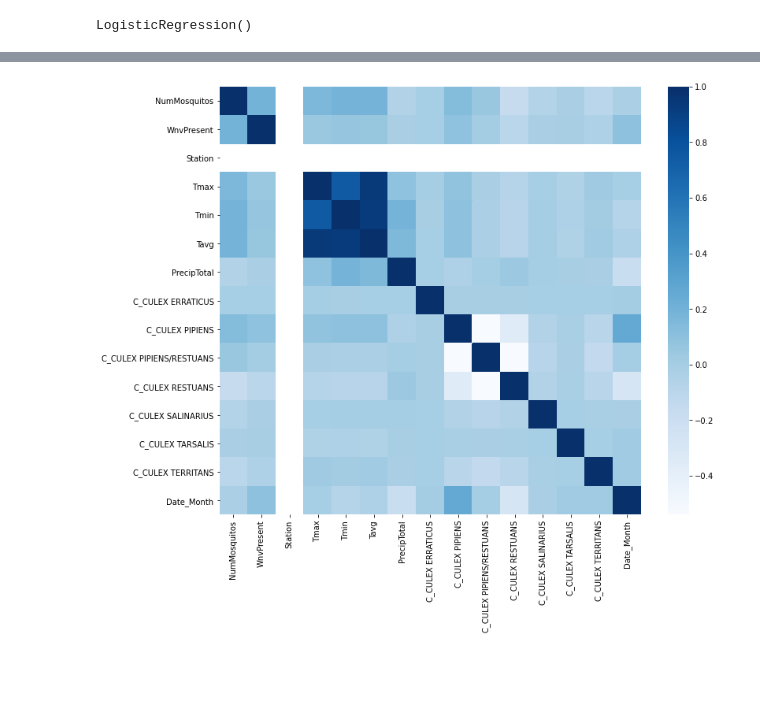
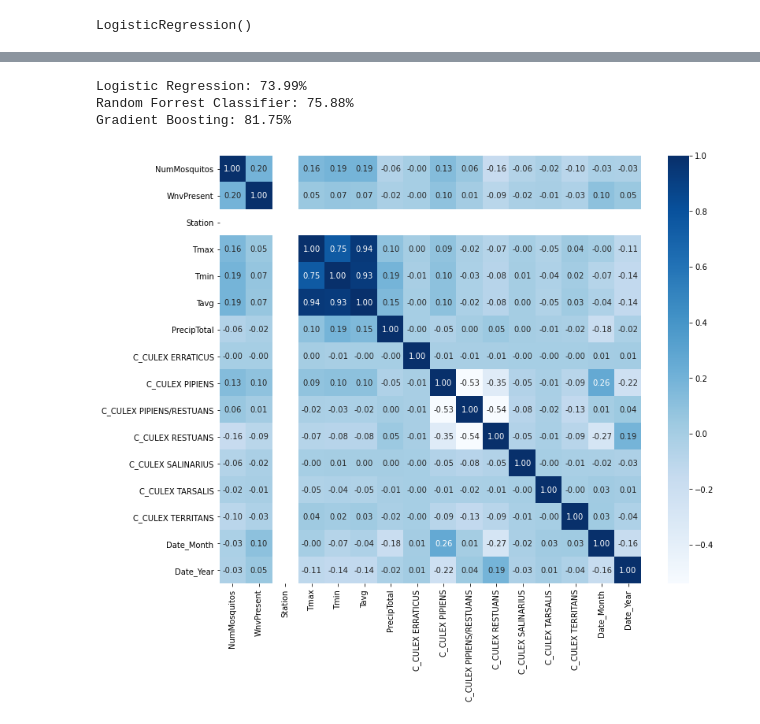
Before and after one commit to tsimon503/WestNileVirus, a Jupyter notebook: Captsone 1.ipynb, the cells around one changed output, grey strips where cells are left out. Cells and saved outputs as stored; diff of their text form; code cells hidden in the pictures; blank space fills up the shorter version.

```diff
--- a/Captsone 1.ipynb
+++ b/Captsone 1.ipynb
@@ -416,3 +432,6 @@ df_final['Date_Month'].value_counts()
 10     276
 5       84
 Name: Date_Month, dtype: int64
+# %%
+df_final['Date_Year']=df_final['Date'].apply(lambda x : x.year)
+df_final['Date_Year'].value_counts()
@@ -607,10 +866,21 @@ Gradient Boosting: 75.54%
+# %%
+#AUC Score for the different test
+
+from sklearn.metrics import roc_auc_score
+print("Logistic Regression: %.2f%%" % (roc_auc_score(y_test, predictions_logreg) * 100.0))
+print("Random Forrest Classifier: %.2f%%" % (roc_auc_score(y_test, predictions_rfc) * 100.0))
+print("Gradient Boosting: %.2f%%" % (roc_auc_score(y_test, predictions_gb) * 100.0))
+# %% [output]
+Logistic Regression: 73.99%
+Random Forrest Classifier: 75.88%
+Gradient Boosting: 81.75%
 # %%
 #Correlation plot of the Original Data
 plt.figure(figsize=(12,10))
-sns.heatmap(df_final.corr(),cmap ='Blues')
+sns.heatmap(df_final.corr(),annot=True,fmt=".2f",cmap ='Blues')
 plt.show()
 # %% [output]
-[figure, old version]
+[figure, new version]
 # %%
 #Correlation plot of the Resampled Data
 plt.figure(figsize=(12,10))
```
Also changed, not shown: parts of 43 cells of this notebook.
